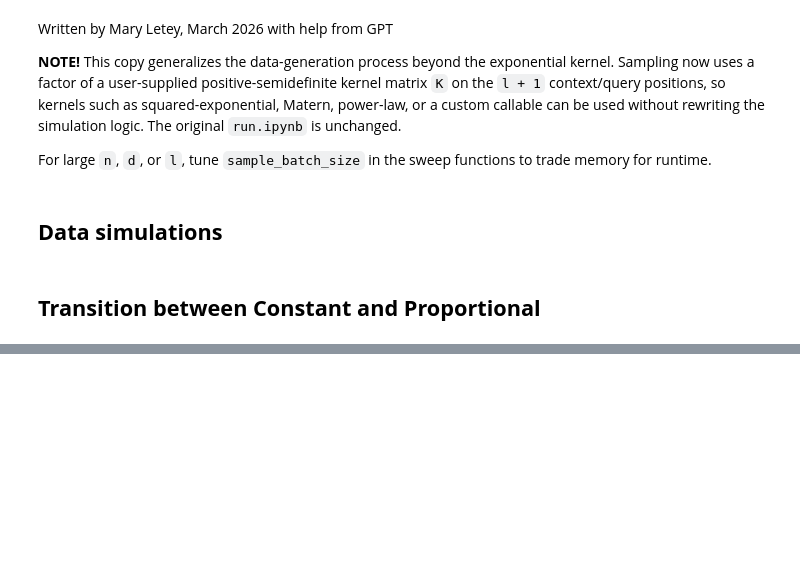
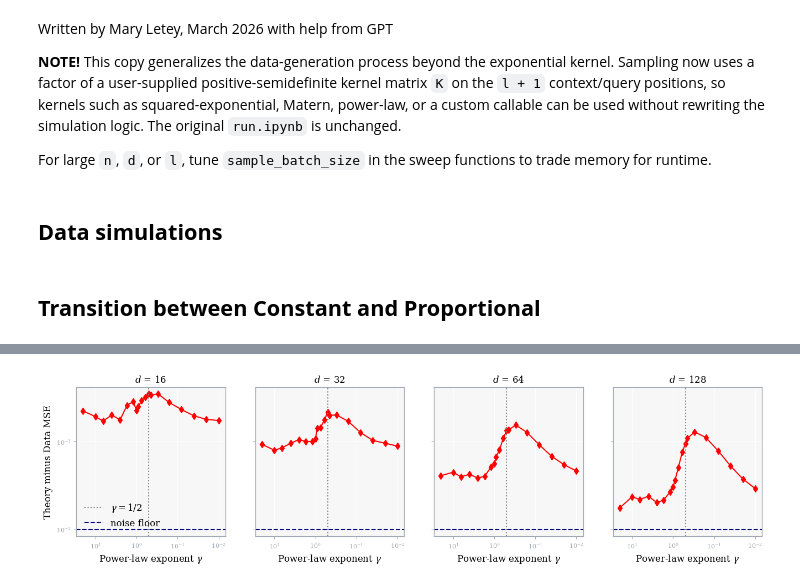
Before and after one commit to Pehlevan-Group/sequential-correlations-in-context-regression, a Jupyter notebook: specific_figures/FIGURE2_concentration_theory_plot/run_general_kernel.ipynb, the cells around one changed output, grey strips where cells are left out. Drawn from its saved outputs; the diff is of its cells as text; code cells hidden in the pictures; blank space fills up the shorter version.

```diff
--- a/specific_figures/FIGURE2_concentration_theory_plot/run_general_kernel.ipynb
+++ b/specific_figures/FIGURE2_concentration_theory_plot/run_general_kernel.ipynb
@@ -507,0 +510,62 @@ fig.savefig('POWERLAW_transition.png',bbox_inches='tight')
+# %%
+length=4*len(deez)
+fig, axes = plt.subplots(1, len(deez), figsize=(length, 3.5), sharey=True)
+
+SPINE_COLOR = "#A1AAB5"
+THEORY_COLOR="#6D5DF2"
+colors = [
+    "#111111",
+    "#55C878",
+    "#45BFD3",
+]
+
+start=0
+end=-1
+
+for i, d in enumerate(deez):
+    abs_error = np.abs(np.array(theories[d][start:end])-np.array(means[d][start:end,0]))
+    axes[i].plot(gammas[d][start:end], abs_error, marker='d', color='red')
+
+    axes[i].set_xscale('log')
+    axes[i].set_yscale('log')
+
+    axes[i].set_title(rf'$d$ = {d}', fontsize=12)
+    axes[i].set_xlabel(r'Power-law exponent $\gamma$', fontsize=12)
+
+    axes[i].axvline(1/2, linestyle=':', color='gray', label=r'$\gamma = 1/2$')
+    axes[i].axhline(0.01, linestyle='--', color='navy', label=r'noise floor')
+
+    #axes[i].axvline(3/4, linestyle=':', color='gray', label=r'$\gamma = 3/4$')
+
+    # x_vals = [0.01,0.1,1,10,50]
+    # axes[i].set_xticks(x_vals)
+    axes[i].tick_params(axis="both", labelsize=8, color=SPINE_COLOR, labelcolor=SPINE_COLOR)
+    axes[i].minorticks_off()
+    axes[i].invert_xaxis()
+    for spine in axes[i].spines.values():
+            spine.set_color(SPINE_COLOR)
+            spine.set_linewidth(1.0)
+
+for ax in axes:
+    ax.set_facecolor("#F7F7F7")
+    ax.grid(
+        True,
+        which="major",
+        color="white",
+        linewidth=1.0,
+        alpha=0.9
+    )
+    ax.grid(
+        True,
+        which="minor",
+        color="white",
+        linewidth=0.5,
+        alpha=0.45
+    )
+    ax.set_axisbelow(True)
+
+axes[0].legend(fontsize=12,frameon=False, loc='lower left')
+axes[0].set_ylabel('Theory minus Data MSE', fontsize=12)
+fig.savefig('error diff powerlaw.png',bbox_inches='tight')
+# %% [output]
+[figure, added]
```
Also changed, not shown: parts of 5 cells of this notebook, 8 other files.
